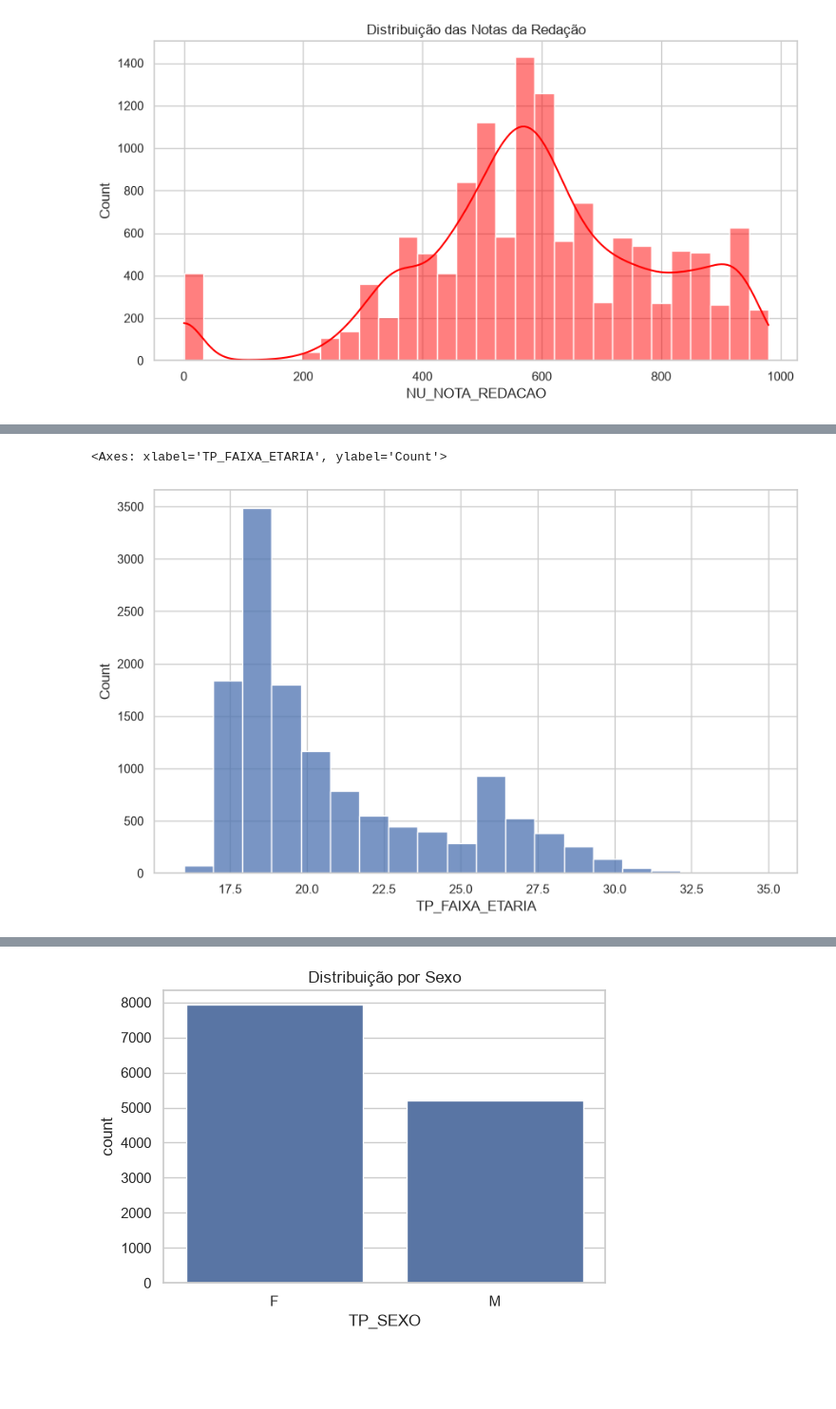
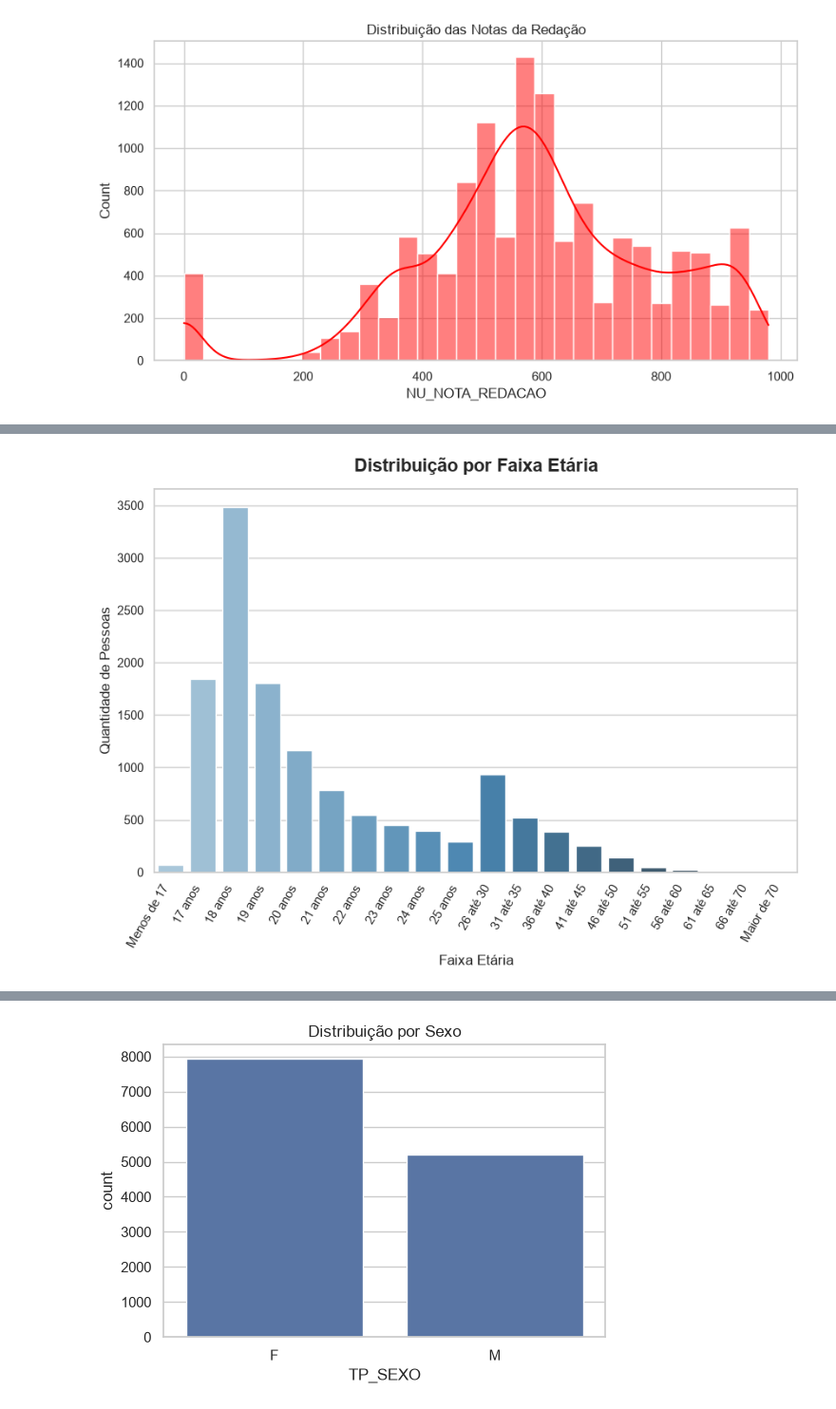
Before and after one commit to mvs105/TESI1---2026.1, a Jupyter notebook: analise_exploratoria_enem_acre.ipynb, the cells around one changed output, grey strips where cells are left out. Shown at 95% size. Cells and saved outputs as stored; diff of their text form; code cells hidden in the pictures; blank space fills up the shorter version.

```diff
--- a/analise_exploratoria_enem_acre.ipynb
+++ b/analise_exploratoria_enem_acre.ipynb
@@ -29,7 +29,7 @@ pd.set_option("display.max_rows", 100)
 
 plt.rcParams["figure.figsize"] = (10,6)
 # %%
-df_acre = pd.read_csv("../base_dados/MICRODADOS_ENEM_2023_AC.csv")
+df_acre = pd.read_csv("base_dados/MICRODADOS_ENEM_2023_AC.csv")
 print("Base carregada com sucesso!\n")
 print(f"Registros do Acre: {len(df_acre)}")
 # %% [output]
@@ -285,7 +253,47 @@ plt.show()
 # %%
-df_idades = (df_acre["TP_FAIXA_ETARIA"] + 15).clip(lower=16, upper=35)
+df_idades = (df_acre["TP_FAIXA_ETARIA"])
 df_idades
-sns.histplot(data=df_idades, bins=20)
+
+mapeamento_faixas = {
+    1: "Menos de 17",
+    2: "17 anos",
+    3: "18 anos",
+    4: "19 anos",
+    5: "20 anos",
+    6: "21 anos",
+    7: "22 anos",
+    8: "23 anos",
+    9: "24 anos",
+    10: "25 anos",
+    11: "26 até 30",
+    12: "31 até 35",
+    13: "36 até 40",
+    14: "41 até 45",
+    15: "46 até 50",
+    16: "51 até 55",
+    17: "56 até 60",
+    18: "61 até 65",
+    19: "66 até 70",
+    20: "Maior de 70",
+}
+
+contagem = df_idades.value_counts().sort_index()
+
+nomes_eixo_x = [mapeamento_faixas[codigo] for codigo in contagem.index]
+
+plt.figure(figsize=(10, 6))
+sns.set_theme(style="whitegrid")
+
+grafico = sns.barplot(
+    x=nomes_eixo_x, y=contagem.values, palette="Blues_d", hue=nomes_eixo_x
+)
+
+plt.title("Distribuição por Faixa Etária", fontsize=16, fontweight="bold", pad=15)
+plt.xlabel("Faixa Etária", fontsize=12)
+plt.ylabel("Quantidade de Pessoas", fontsize=12)
+
+plt.xticks(rotation=60, ha="right")
+
+plt.show()
 # %% [output]
-<Axes: xlabel='TP_FAIXA_ETARIA', ylabel='Count'>
-[figure, old version]
+[figure, new version]
```
Also changed, not shown: parts of 5 cells of this notebook.
